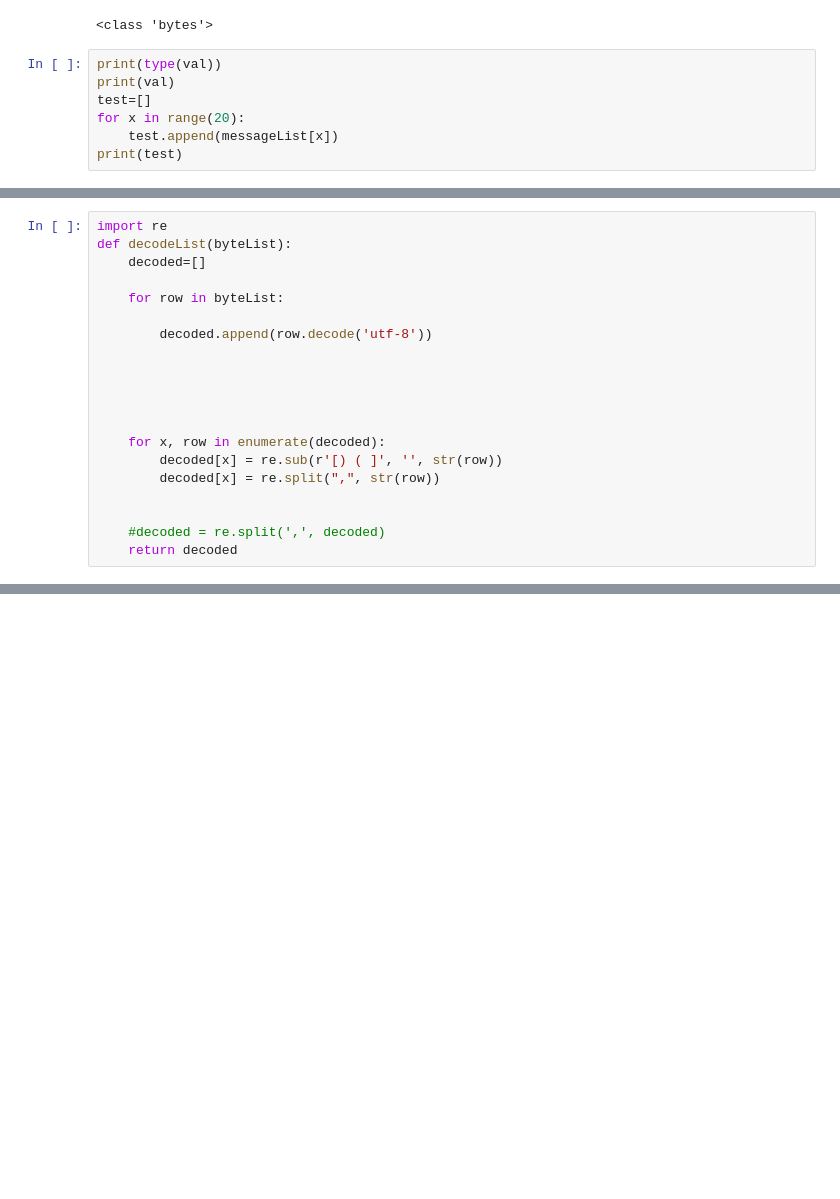
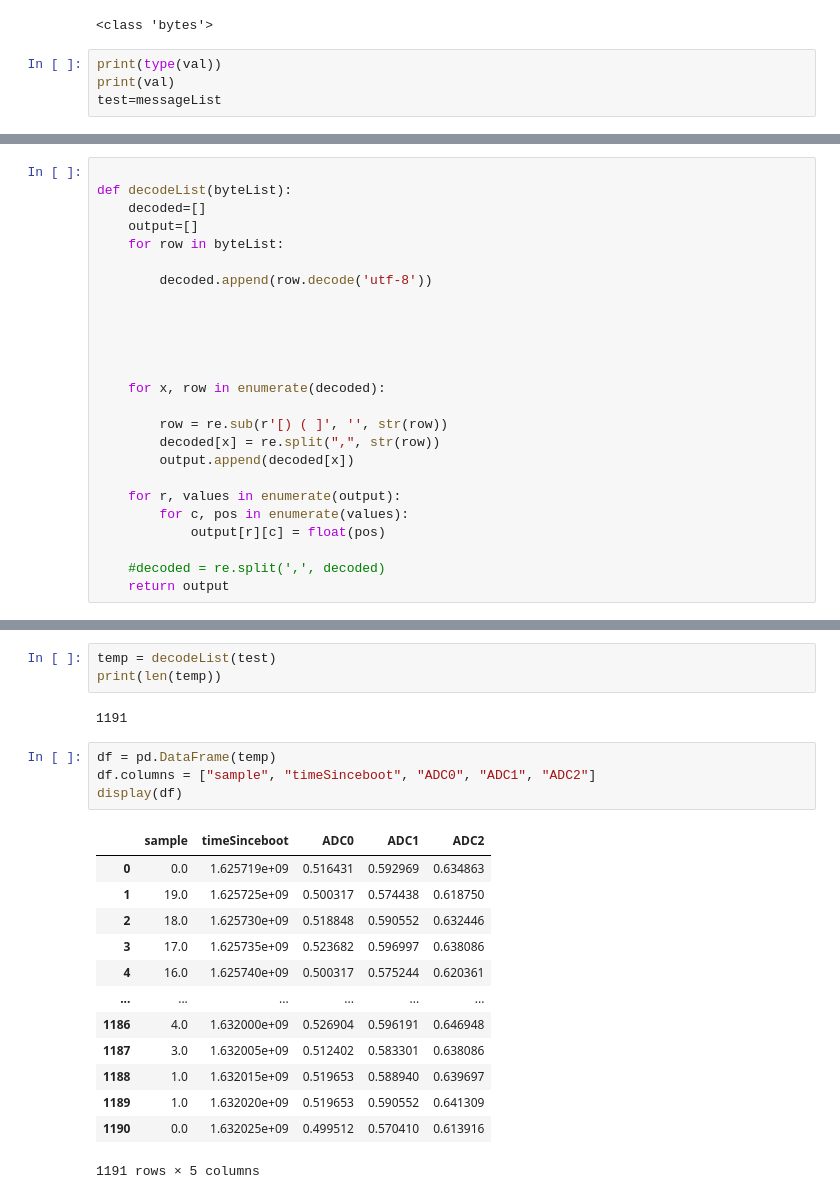
Before and after one commit to TheUnity42/MMI2022, a Jupyter notebook: udp/server.ipynb, the cells around one changed output, grey strips where cells are left out. Saved outputs shown, nothing was run; the diff lists cells and outputs as text; blank space fills up the shorter version.

Commit message:
we can now write from udp to csv ready to start models once good data is collected

```diff
--- a/udp/server.ipynb
+++ b/udp/server.ipynb
@@ -83,9 +88,6 @@ val = message.decode("utf-8")
 # %%
 print(type(val))
 print(val)
-test=[]
-for x in range(20):
-    test.append(messageList[x])
-print(test)
+test=messageList
 # %% [output]
 <class 'str'>
@@ -95,8 +95,8 @@ print(test)
 # %%
-import re
+
 def decodeList(byteList):
     decoded=[]
-
+    output=[]
     for row in byteList:
 
         decoded.append(row.decode('utf-8'))
@@ -106,12 +106,17 @@ def decodeList(byteList):
 
 
     for x, row in enumerate(decoded):
-        decoded[x] = re.sub(r'[) ( ]', '', str(row))
+
+        row = re.sub(r'[) ( ]', '', str(row))
         decoded[x] = re.split(",", str(row))
+        output.append(decoded[x])
 
+    for r, values in enumerate(output):
+        for c, pos in enumerate(values):
+            output[r][c] = float(pos)
 
     #decoded = re.split(',', decoded)
-    return decoded
+    return output
 # %%
 temp = decodeList(test)
 print(temp[0])
@@ -122,0 +125,23 @@ AttributeError: 'str' object has no attribute 'decode'
+# %%
+temp = decodeList(test)
+print(len(temp))
+# %% [output]
+1191
+# %%
+df = pd.DataFrame(temp)
+df.columns = ["sample", "timeSinceboot", "ADC0", "ADC1", "ADC2"]
+display(df)
+# %% [output]
+|  | sample | timeSinceboot | ADC0 | ADC1 | ADC2 |
+| 0 | 0.0 | 1.625719e+09 | 0.516431 | 0.592969 | 0.634863 |
+| 1 | 19.0 | 1.625725e+09 | 0.500317 | 0.574438 | 0.618750 |
+| 2 | 18.0 | 1.625730e+09 | 0.518848 | 0.590552 | 0.632446 |
+| 3 | 17.0 | 1.625735e+09 | 0.523682 | 0.596997 | 0.638086 |
+| 4 | 16.0 | 1.625740e+09 | 0.500317 | 0.575244 | 0.620361 |
+| ... | ... | ... | ... | ... | ... |
+| 1186 | 4.0 | 1.632000e+09 | 0.526904 | 0.596191 | 0.646948 |
+| 1187 | 3.0 | 1.632005e+09 | 0.512402 | 0.583301 | 0.638086 |
+| 1188 | 1.0 | 1.632015e+09 | 0.519653 | 0.588940 | 0.639697 |
+| 1189 | 1.0 | 1.632020e+09 | 0.519653 | 0.590552 | 0.641309 |
+| 1190 | 0.0 | 1.632025e+09 | 0.499512 | 0.570410 | 0.613916 |
+1191 rows × 5 columns
```
Also changed, not shown: parts of 6 cells of this notebook.
